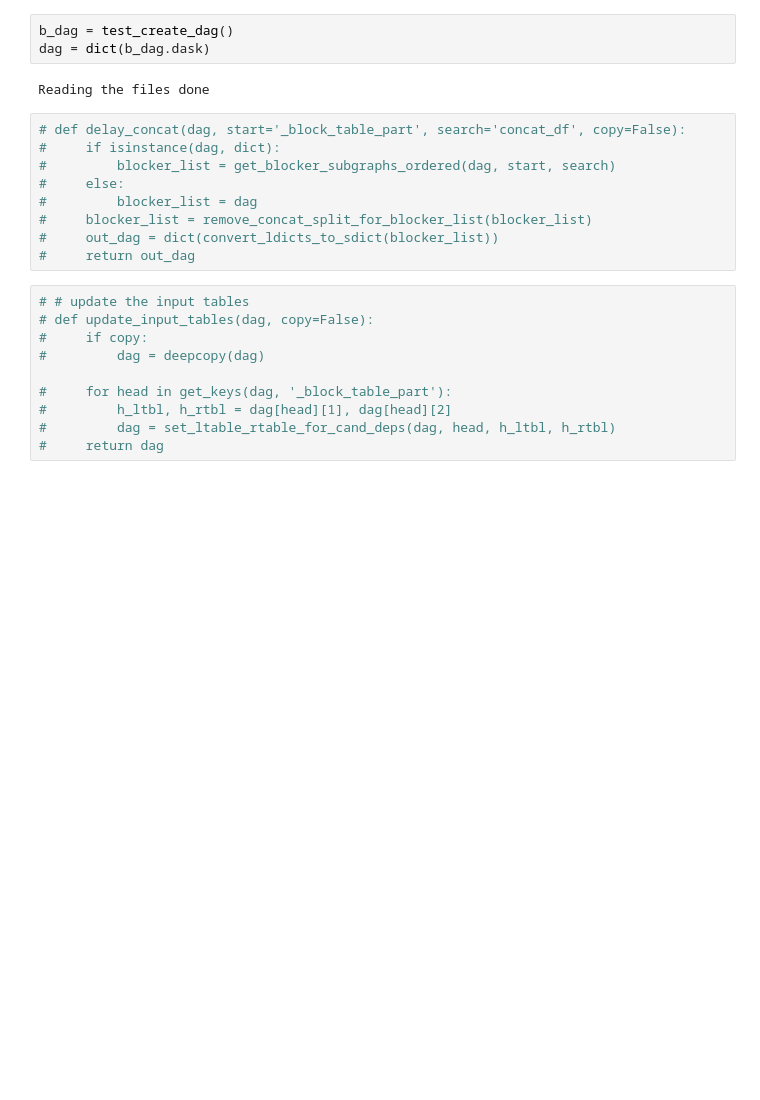
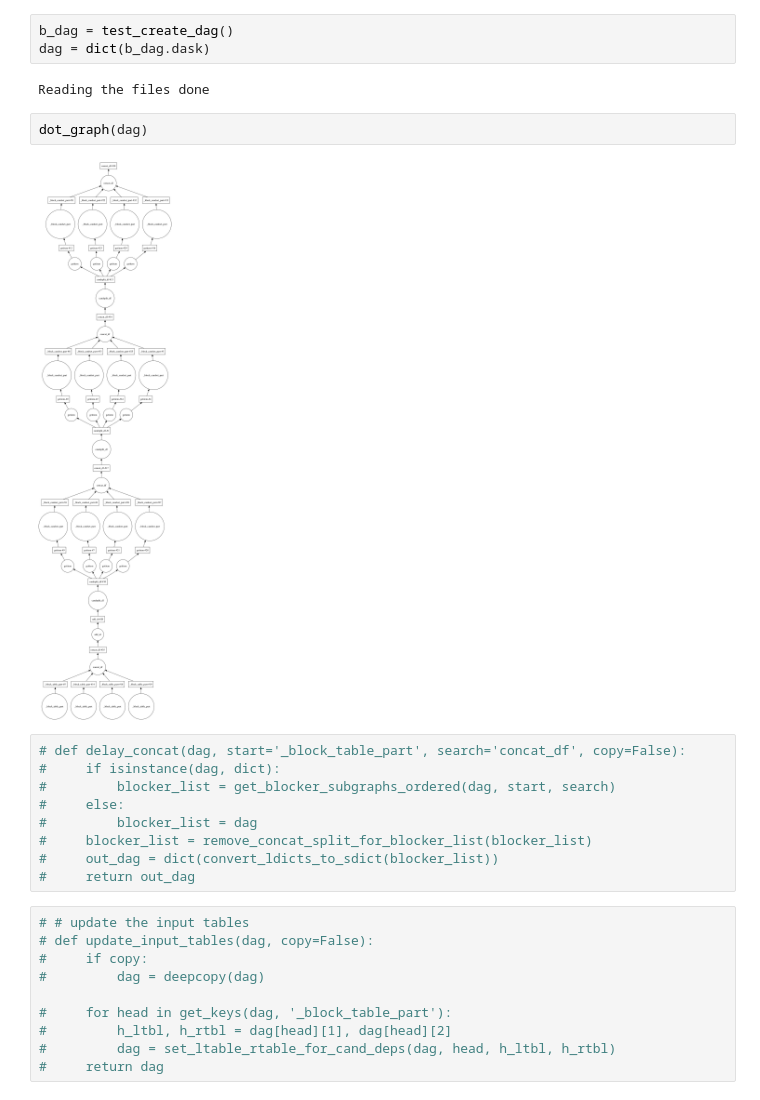
Before and after one commit to kvpradap/dmagellan, a Jupyter notebook: notebooks/dag/test-5.ipynb, the cells around one changed output. Saved outputs shown, nothing was run; the diff lists cells and outputs as text; blank space fills up the shorter version.

```diff
--- a/notebooks/dag/test-5.ipynb
+++ b/notebooks/dag/test-5.ipynb
@@ -24,6 +24,10 @@ b_dag = test_create_dag()
 dag = dict(b_dag.dask)
 # %% [output]
 Reading the files done
+# %%
+dot_graph(dag)
+# %% [output]
+[figure, added]
 # %%
 # def delay_concat(dag, start='_block_table_part', search='concat_df', copy=False):
 #     if isinstance(dag, dict):
```
Also changed, not shown: 9 other files.
